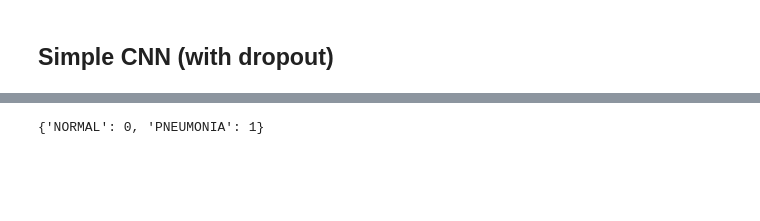
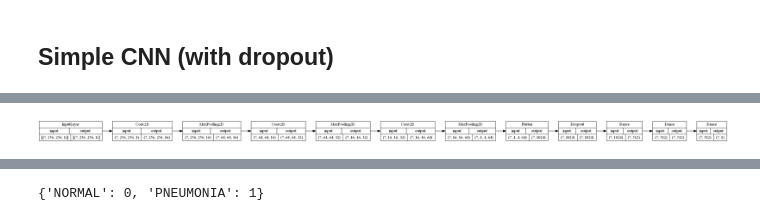
Before and after one commit to ltsaprounis/Pneumonia_Diagnosis, a Jupyter notebook: pneumonia_diagnosis.ipynb, the cells around one changed output, grey strips where cells are left out. Cells and saved outputs as stored; diff of their text form; code cells hidden in the pictures; blank space fills up the shorter version.

```diff
--- a/pneumonia_diagnosis.ipynb
+++ b/pneumonia_diagnosis.ipynb
@@ -153,6 +175,11 @@ Trainable params: 1,058,097
 Non-trainable params: 0
 _________________________________________________________________
 None
+# %%
+# Plot model
+tf.keras.utils.plot_model(cnn_1, to_file=r"images/cnn_dropout.png", rankdir='LR', show_layer_names=False, show_shapes=True)
+# %% [output]
+[figure, added]
 # %%
 history = cnn_1.fit_generator(train_data_gen,
                               steps_per_epoch=len(train_data_gen),
```
Also changed, not shown: parts of 32 cells of this notebook, 15 other files.
